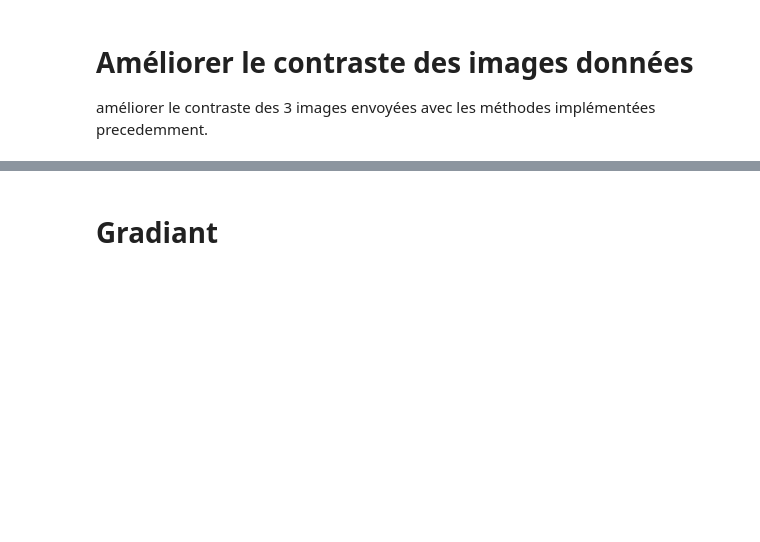
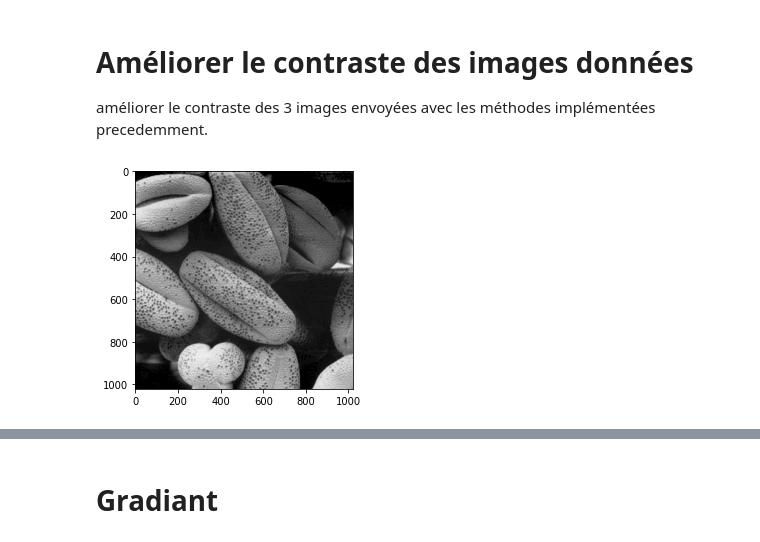
Before and after one commit to Se1f0/Histogram-equalizationand-and-image-contrast, a Jupyter notebook: TP2.ipynb, the cells around one changed output, grey strips where cells are left out. Drawn from its saved outputs; the diff is of its cells as text; code cells hidden in the pictures; blank space fills up the shorter version.

```diff
--- a/TP2.ipynb
+++ b/TP2.ipynb
@@ -218,49 +265,51 @@ plt.show()
 # Améliorer le contraste des images données
 améliorer le contraste des 3 images envoyées avec les méthodes implémentées precedemment.
 # %%
-# image_test1=cv2.imread('Fig0208(a).tif',0)
-# image_test1=np.asarray(image_test1)
-# _,Lmin,Lmax,_,_=Metriques(image_test1)
-# _,_,_,_,hist_cn_y=GenerateHistograms(image_test1)
-# _,image_test12=AmeliorationContraste(image_test1,hist_cn_y)
-# image_test13=ExpansionDynamique(image_test1,Lmin,Lmax)
+image_test1=cv2.imread('Fig0208(a).tif',0)
+image_test1=np.asarray(image_test1)
+_,Lmin,Lmax,_,_=Metriques(image_test1)
+_,_,_,_,hist_cn_y=GenerateHistograms(image_test1)
+_,image_test12=AmeliorationContraste(image_test1,hist_cn_y)
+image_test13=ExpansionDynamique(image_test1,Lmin,Lmax)
 
-# plt.imshow(image_test1,cmap='gray')
-# plt.show()
-# plt.imshow(image_test12,cmap='gray')
-# cv2.imwrite('Fig0208(a)_2.tif',image_test12)
-# plt.show()
-# plt.imshow(image_test13,cmap='gray')
-# cv2.imwrite('Fig0208(a)_3.tif',image_test13)
-# plt.show()
+plt.imshow(image_test1,cmap='gray')
+plt.show()
+plt.imshow(image_test12,cmap='gray')
+cv2.imwrite('Fig0208(a)_2.tif',image_test12)
+plt.show()
+plt.imshow(image_test13,cmap='gray')
+cv2.imwrite('Fig0208(a)_3.tif',image_test13)
+plt.show()
 
-# image_test2=cv2.imread('Fig0210(a).tif',0)
-# image_test2=np.asarray(image_test2)
-# _,Lmin,Lmax,_,_=Metriques(image_test2)
-# _,_,_,_,hist_cn_y=GenerateHistograms(image_test2)
-# _,image_test22=AmeliorationContraste(image_test2,hist_cn_y)
-# image_test23=ExpansionDynamique(image_test2,Lmin,Lmax)
-# plt.imshow(image_test2,cmap='gray')
-# plt.show()
-# plt.imshow(image_test22,cmap='gray')
-# cv2.imwrite('Fig0210(a)_2.tif',image_test22)
-# plt.show()
-# plt.imshow(image_test23,cmap='gray')
-# cv2.imwrite('Fig0210(a)_3.tif',image_test23)
-# plt.show()
+image_test2=cv2.imread('Fig0210(a).tif',0)
+image_test2=np.asarray(image_test2)
+_,Lmin,Lmax,_,_=Metriques(image_test2)
+_,_,_,_,hist_cn_y=GenerateHistograms(image_test2)
+_,image_test22=AmeliorationContraste(image_test2,hist_cn_y)
+image_test23=ExpansionDynamique(image_test2,Lmin,Lmax)
+plt.imshow(image_test2,cmap='gray')
+plt.show()
+plt.imshow(image_test22,cmap='gray')
+cv2.imwrite('Fig0210(a)_2.tif',image_test22)
+plt.show()
+plt.imshow(image_test23,cmap='gray')
+cv2.imwrite('Fig0210(a)_3.tif',image_test23)
+plt.show()
 
 
-# image_test3=cv2.imread('Fig0228(a).tif',0)
-# image_test3=np.asarray(image_test3)
-# _,Lmin,Lmax,_,_=Metriques(image_test3)
-# _,_,_,_,hist_cn_y=GenerateHistograms(image_test3)
-# _,image_test32=AmeliorationContraste(image_test3,hist_cn_y)
-# image_test33=ExpansionDynamique(image_test3,Lmin,Lmax)
-# plt.imshow(image_test3,cmap='gray')
-# plt.show()
-# plt.imshow(image_test32,cmap='gray')
-# cv2.imwrite('Fig0228(a)_2.tif',image_test32)
-# plt.show()
-# plt.imshow(image_test33,cmap='gray')
-# cv2.imwrite('Fig0228(a)_3.tif',image_test33)
-# plt.show()
+image_test3=cv2.imread('Fig0228(a).tif',0)
+image_test3=np.asarray(image_test3)
+_,Lmin,Lmax,_,_=Metriques(image_test3)
+_,_,_,_,hist_cn_y=GenerateHistograms(image_test3)
+_,image_test32=AmeliorationContraste(image_test3,hist_cn_y)
+image_test33=ExpansionDynamique(image_test3,Lmin,Lmax)
+plt.imshow(image_test3,cmap='gray')
+plt.show()
+plt.imshow(image_test32,cmap='gray')
+cv2.imwrite('Fig0228(a)_2.tif',image_test32)
+plt.show()
+plt.imshow(image_test33,cmap='gray')
+cv2.imwrite('Fig0228(a)_3.tif',image_test33)
+plt.show()
+# %% [output]
+[figure, added]
```
Also changed, not shown: parts of 28 cells of this notebook.
